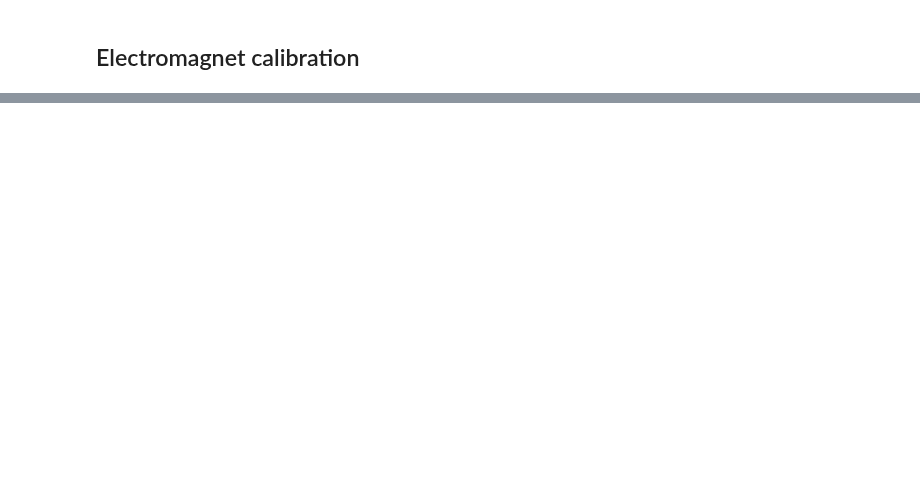
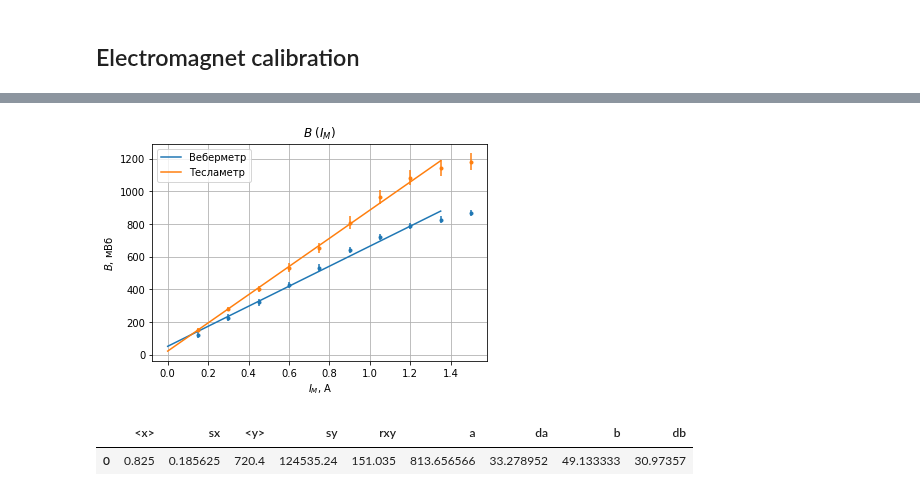
Before and after one commit to futherus/mipt_lab, a Jupyter notebook: 3.3.4/processing.ipynb, the cells around one changed output, grey strips where cells are left out. Cells and saved outputs as stored; diff of their text form; code cells hidden in the pictures; blank space fills up the shorter version.

```diff
--- a/3.3.4/processing.ipynb
+++ b/3.3.4/processing.ipynb
@@ -553,0 +307,10 @@ plt.savefig("c_sqrt_T.pdf")
+# %%
+xls = {
+    'I, A' : 'I',
+    'Phi, mWb' : 'Phi',
+    'B, mT' : 'B'
+}
+
+em_data = read_excel("data/334.ods", usecols=range(0, 4), header=[0, 1], nrows = 10)
+em_data = map_excel(em_data, xls)
+em_data
@@ -553,0 +330,17 @@ plt.savefig("c_sqrt_T.pdf")
+# %%
+wb_B = em_data[('Webermeter', 'Phi')] / setup.em_SN
+print(wb_B)
+
+em_fmt = {
+    'Webermeter' : ['Веберметр'],
+    'Teslameter' : ['Тесламетр'],
+    ('Webermeter', 'I') : ['$I_M$, А', '{:.2f}', 0],
+    ('Webermeter', 'Phi') : ['$\Phi$, мВб', '{:.1f}', 0],
+    ('Webermeter', 'B') : ['$B$, мТл', '{:.0f}', 0],
+    ('Teslameter', 'I') : ['$I_M$, А', '{:.2f}', 0],
+    ('Teslameter', 'B') : ['$B$, мТл', '{:.0f}', 0],
+}
+
+em_tbl = table(em_data, em_fmt)
+em_tbl.insert(2, ('Webermeter', 'B'), wb_B)
+em_tbl.rename().to_latex('gen/electromagnet.tex')
@@ -553,0 +359,22 @@ plt.savefig("c_sqrt_T.pdf")
+# %%
+d = em_tbl.get_data()
+x, y, wb_equ = plot(d[('Webermeter', 'I')], d[('Webermeter', 'B')], end = 8, label = 'Веберметр',
+                    xerr = setup.em_supply, yerr = setup.wb_err / setup.em_SN, x_min = 0)
+x, y, tl_equ = plot(d[('Teslameter', 'I')], d[('Teslameter', 'B')], end = 8, label = 'Тесламетр',
+                    xerr = setup.em_supply, yerr = setup.tl_eps * d[('Webermeter', 'B')], x_min = 0)
+
+plt.title("$B \; (I_M)$")
+plt.xlabel("$I_M$, А")
+plt.ylabel("$B$, мВб")
+plt.grid(True)
+plt.legend()
+
+plt.savefig("gen/electromagnet_BI.pdf")
+# %% [output]
+[figure, added]
+# %%
+mnk(d[('Webermeter', 'I')], d[('Webermeter', 'B')], file = 'gen/webermeter_mnk.tex')
+mnk(d[('Teslameter', 'I')], d[('Teslameter', 'B')], file = 'gen/teslameter_mnk.tex').get_data()
+# %% [output]
+|  | <x> | sx | <y> | sy | rxy | a | da | b | db |
+| 0 | 0.825 | 0.185625 | 720.4 | 124535.24 | 151.035 | 813.656566 | 33.278952 | 49.133333 | 30.97357 |
```
Also changed, not shown: parts of 48 cells of this notebook, 18 other files.
